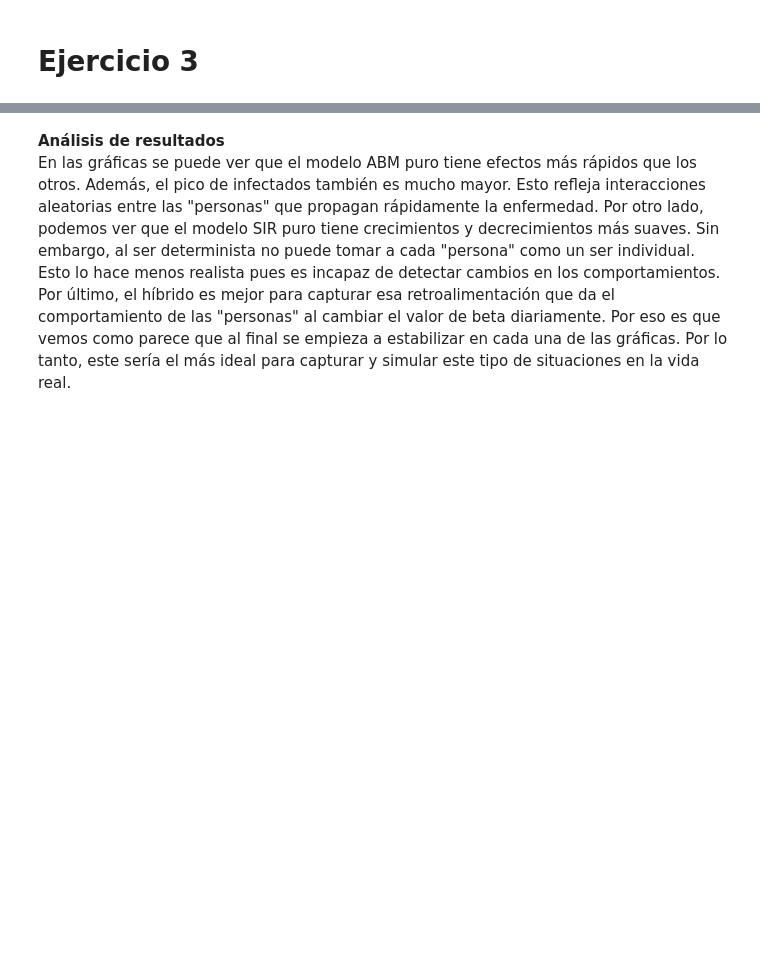
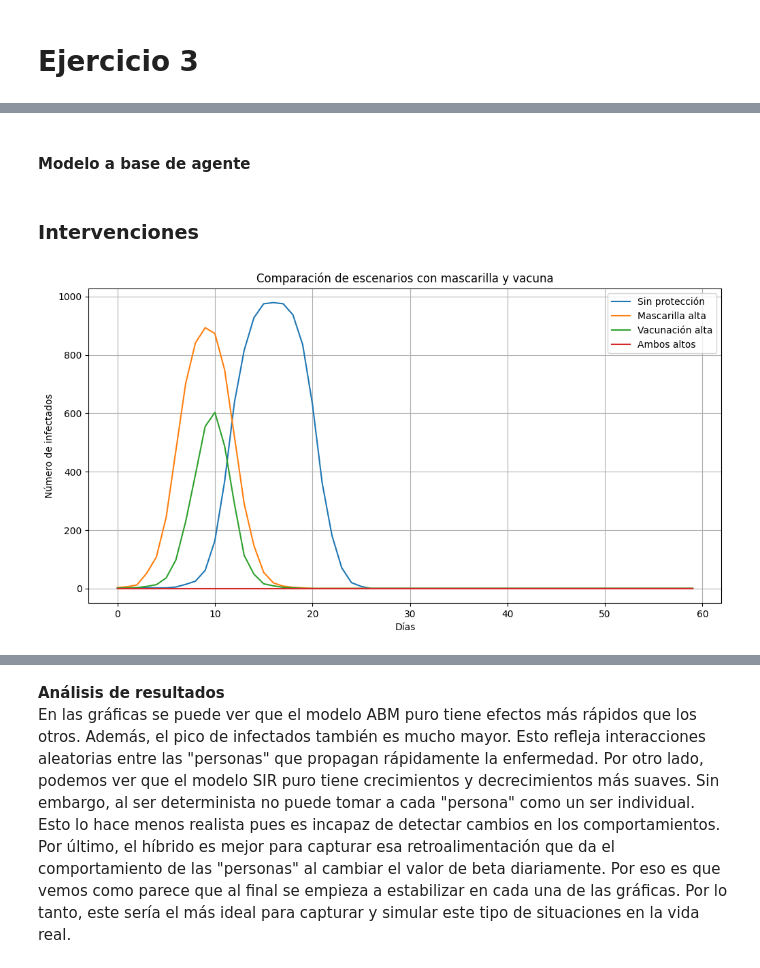
Before and after one commit to angelargd8/HDT1-modsim, a Jupyter notebook: main.ipynb, the cells around one changed output, grey strips where cells are left out. Drawn from its saved outputs; the diff is of its cells as text; code cells hidden in the pictures; blank space fills up the shorter version.

```diff
--- a/main.ipynb
+++ b/main.ipynb
@@ -95,26 +100,38 @@ class SIR:
 #modelo SIR puro
 sir_puro = SIR(poblacion=1000, infectados_iniciales=10, recuperados_iniciales=0, beta=0.3, gamma=0.1)
 sir_puro.simular(dias=160)
+# %% [markdown]
+#### Modelo a base de agente
 # %%
 ## MODELO BASE DE AGENTE
 
 import random
 
 class Agente:
-    def __init__(self, estado='S'):
+    def __init__(self, estado='S', edad=None, uso_mascarilla=None, vacuna=0):
         self.estado = estado
         self.dias_infectado = 0
+        self.edad = edad if edad is not None else random.randint(0, 90)
+        self.uso_mascarilla = uso_mascarilla if uso_mascarilla is not None else random.uniform(0, 1)
+        self.vacuna = vacuna
+        self.dias_recuperacion_personal = None
+
 
 
 class ModeloABM:
     def __init__(self, poblacion, infectados_iniciales, beta, dias_recuperacion):
         self.poblacion = []
+
+        self.dias_recuperacion = dias_recuperacion
+
         for i in range(poblacion):
-            agente = Agente()     # crea un nuevo agente
-            self.poblacion.append(agente)  # lo agrega a la lista
+            agente = Agente()
+
+            reduccion = 0.3 * agente.uso_mascarilla
+            agente.dias_recuperacion_personal = int(self.dias_recuperacion * (1 - reduccion))
+            self.poblacion.append(agente)
 
         self.beta = beta  # probabilidad de contagio por contacto
-        self.dias_recuperacion = dias_recuperacion
 
         # infectar a algunos agentes al inicio
         infectados = random.sample(self.poblacion, infectados_iniciales)
@@ -150,7 +167,7 @@ class ModeloABM:
         for agente in self.poblacion:
             if agente.estado == 'I':
                 agente.dias_infectado += 1
-                if agente.dias_infectado >= self.dias_recuperacion:
+                if agente.dias_infectado >= agente.dias_recuperacion_personal:
                     agente.estado = 'R'
 
         self.contar_estados()
@@ -161,3 +178,53 @@ class ModeloABM:
 
     def get_historial(self):
         return self.historial
+# %% [markdown]
+### Intervenciones
+# %%
+import matplotlib.pyplot as plt
+
+def modelo_intervenciones(uso_mascarilla_fijo, vacuna_fija):
+
+    modelo = ModeloABM(
+        poblacion=1000,
+        infectados_iniciales=1,
+        beta=0.2,
+        dias_recuperacion=10
+    )
+
+    # Simular el uso de mascarilla y el la vacuna, la mascarilla reduce un 30% y la vacina un 60%
+    for agente in modelo.poblacion:
+        agente.uso_mascarilla = uso_mascarilla_fijo
+        agente.vacuna = vacuna_fija
+        reduccion = 0.3 * agente.uso_mascarilla + 0.6 * agente.vacuna
+        agente.dias_recuperacion_personal = int(modelo.dias_recuperacion * (1 - reduccion))
+
+    return modelo
+
+
+# Escenarios (uso_mascarilla, vacuna)
+escenarios = {
+    "Sin protección": (0.0, 0.0),
+    "Mascarilla alta": (1.0, 0.0),
+    "Vacunación alta": (0.0, 1.0),
+    "Ambos altos": (1.0, 1.0)
+}
+
+resultados = {}
+
+for nombre, (m, v) in escenarios.items():
+    modelo = modelo_intervenciones(m, v)
+    modelo.simular(dias=60)
+    resultados[nombre] = modelo.get_historial()
+
+plt.figure(figsize=(12, 6))
+for nombre, historial in resultados.items():
+    plt.plot(historial['I'], label=nombre)
+plt.xlabel("Días")
+plt.ylabel("Número de infectados")
+plt.title("Comparación de escenarios con mascarilla y vacuna")
+plt.legend()
+plt.grid(True)
+plt.show()
+# %% [output]
+[figure, added]
```
Also changed, not shown: parts of 5 cells of this notebook, 1 other file.
